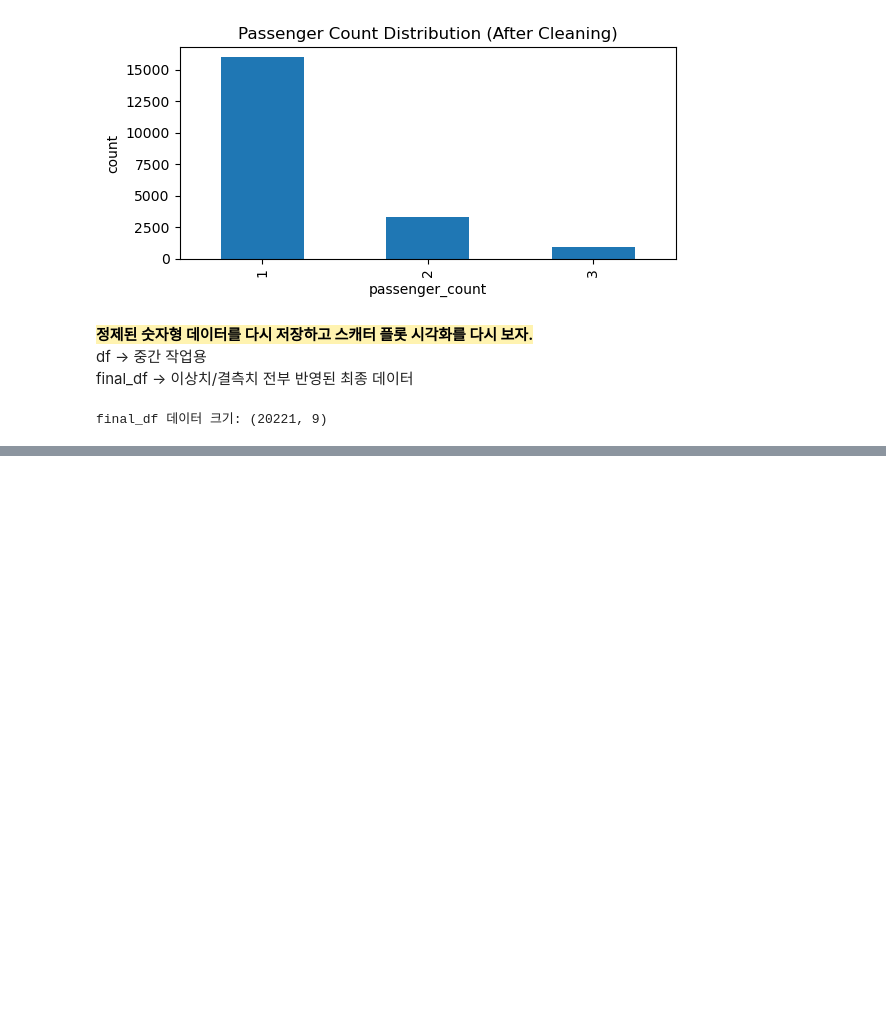
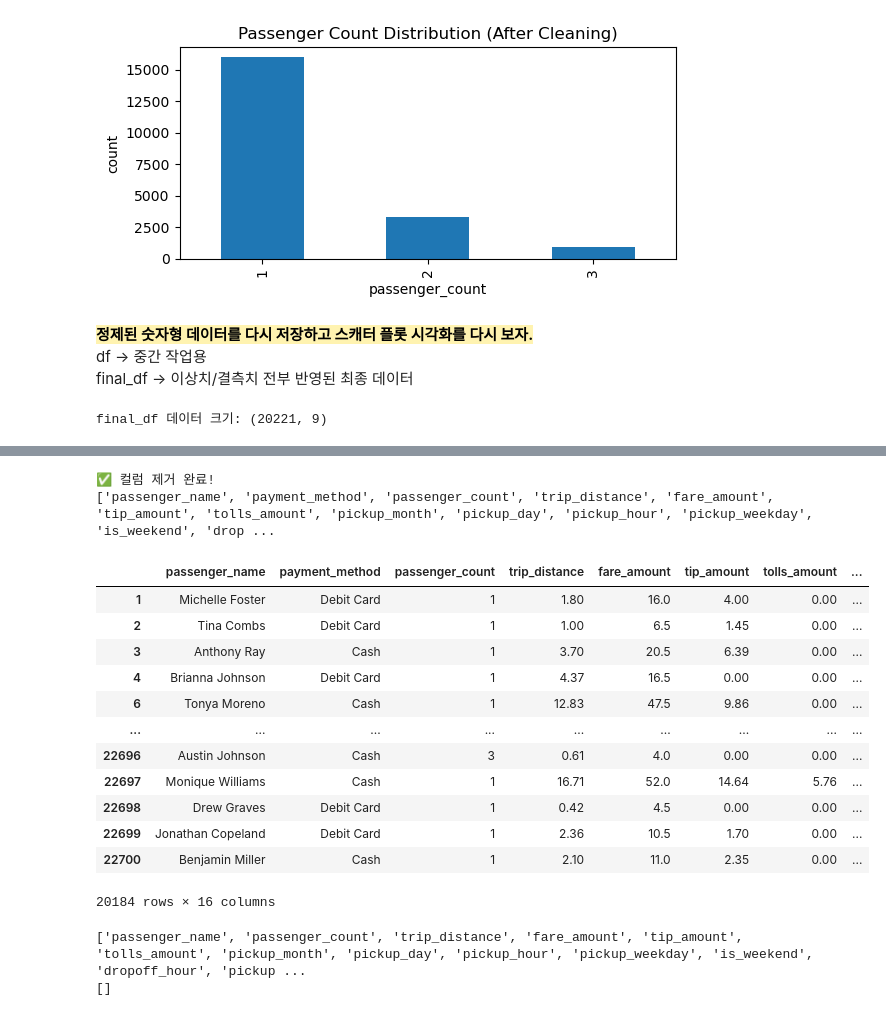
Before and after one commit to jojos0501/da5, a Jupyter notebook: 0204_데이터전처리와시각화/data cleaning_project_jsk.ipynb, the cells around one changed output, grey strips where cells are left out. Saved outputs shown, nothing was run; the diff lists cells and outputs as text; code cells hidden in the pictures; blank space fills up the shorter version.

```diff
--- a/0204_데이터전처리와시각화/data cleaning_project_jsk.ipynb
+++ b/0204_데이터전처리와시각화/data cleaning_project_jsk.ipynb
@@ -702,0 +985,39 @@ plt.show()
+# %%
+# ============================================
+# 필요 없는 컬럼 제거
+# ============================================
+
+final_df.drop(
+    columns=["pickup_year", "pickup_time_seconds"],
+    inplace=True
+)
+
+# 결과 확인
+print("✅ 컬럼 제거 완료!")
+print(final_df.columns.tolist())
+final_df
+# %% [output]
+✅ 컬럼 제거 완료!
+['passenger_name', 'payment_method', 'passenger_count', 'trip_distance', 'fare_amount', 'tip_amount', 'tolls_amount', 'pickup_month', 'pickup_day', 'pickup_hour', 'pickup_weekday', 'is_weekend', 'drop ...
+|  | passenger_name | payment_method | passenger_count | trip_distance | fare_amount | tip_amount | tolls_amount | ... |
+| 1 | Michelle Foster | Debit Card | 1 | 1.80 | 16.0 | 4.00 | 0.00 | ... |
+| 2 | Tina Combs | Debit Card | 1 | 1.00 | 6.5 | 1.45 | 0.00 | ... |
+| 3 | Anthony Ray | Cash | 1 | 3.70 | 20.5 | 6.39 | 0.00 | ... |
+| 4 | Brianna Johnson | Debit Card | 1 | 4.37 | 16.5 | 0.00 | 0.00 | ... |
+| 6 | Tonya Moreno | Cash | 1 | 12.83 | 47.5 | 9.86 | 0.00 | ... |
+| ... | ... | ... | ... | ... | ... | ... | ... | ... |
+| 22696 | Austin Johnson | Cash | 3 | 0.61 | 4.0 | 0.00 | 0.00 | ... |
+| 22697 | Monique Williams | Cash | 1 | 16.71 | 52.0 | 14.64 | 5.76 | ... |
+| 22698 | Drew Graves | Debit Card | 1 | 0.42 | 4.5 | 0.00 | 0.00 | ... |
+| 22699 | Jonathan Copeland | Debit Card | 1 | 2.36 | 10.5 | 1.70 | 0.00 | ... |
+| 22700 | Benjamin Miller | Cash | 1 | 2.10 | 11.0 | 2.35 | 0.00 | ... |
+20184 rows × 16 columns
+# %%
+# 컬럼명 전체 확인
+print(final_df.columns.tolist())
+
+# payment 관련 컬럼이 뭐가 있는지 확인
+print([c for c in final_df.columns if "payment" in c.lower()])
+# %% [output]
+['passenger_name', 'passenger_count', 'trip_distance', 'fare_amount', 'tip_amount', 'tolls_amount', 'pickup_month', 'pickup_day', 'pickup_hour', 'pickup_weekday', 'is_weekend', 'dropoff_hour', 'pickup ...
+[]
```
Also changed, not shown: parts of 11 cells of this notebook.
